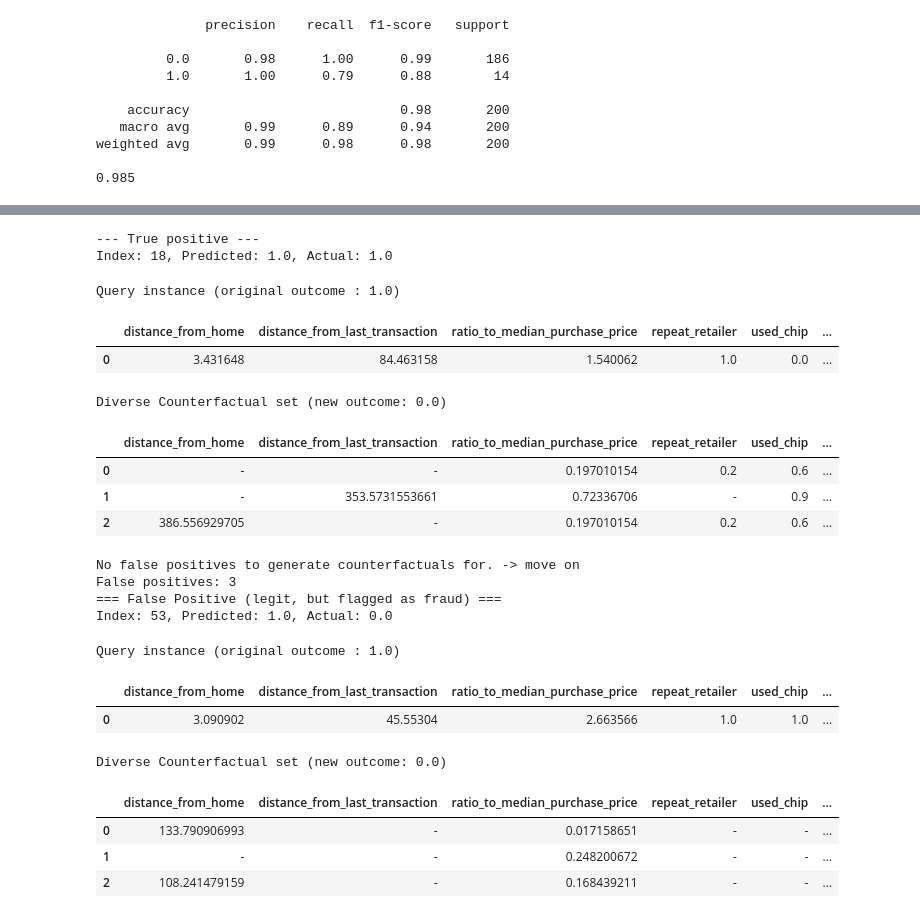
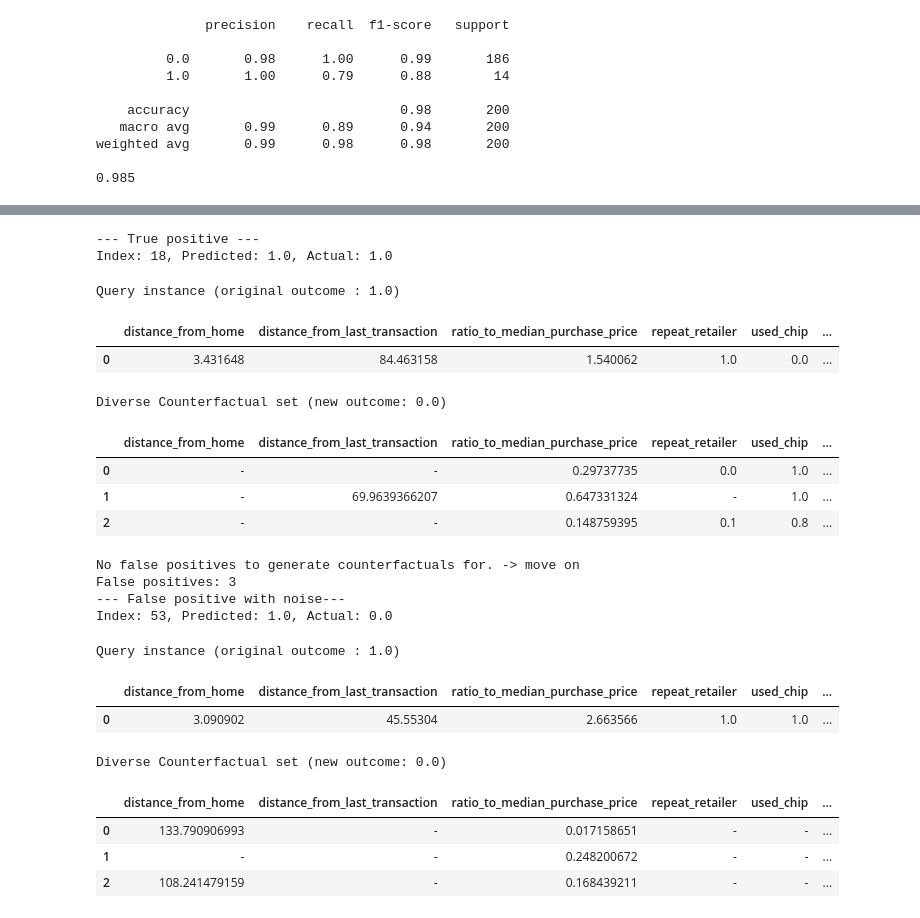
Before and after one commit to jiaxingb/Explainable_AI, a Jupyter notebook: xai_shap_counterfactuals.ipynb, the cells around one changed output, grey strips where cells are left out. Drawn from its saved outputs; the diff is of its cells as text; code cells hidden in the pictures.

```diff
--- a/xai_shap_counterfactuals.ipynb
+++ b/xai_shap_counterfactuals.ipynb
@@ -133,7 +133,7 @@ train_data = X_train.copy()
 train_data["fraud"] = y_labels_train.values
 
 # data and model for dice
-dice_data = dice_ml.Data(dataframe=train_data, continuous_features=X_train.columns.tolist(), outcome_name="fraud")
+dice_data = dice_ml.Data(dataframe=train_data, continuous_features=X_train_scaled.columns.tolist(), outcome_name="fraud")
 dice_model = dice_ml.Model(model=rf, backend="sklearn")
 
 exp = dice_ml.Dice(dice_data, dice_model, method="random")
@@ -162,46 +162,49 @@ if len(false_positives) > 0:
     print(f"Index: {fp}, Predicted: {y_pred[fp]}, Actual: {y_labels_test.iloc[fp]}")
 
     query_fp = X_test.iloc[[fp]]
     cf_fp = exp.generate_counterfactuals(query_fp, total_CFs=3, desired_class="opposite")
     cf_fp.visualize_as_dataframe(show_only_changes=True)
 else:
     print("No false positives to generate counterfactuals for. -> move on")
 
 
 
 #since the output doesnt have any false positive to generate we will add noise so there are false positives.
 np.random.seed(42)
 noise = np.random.normal(0, 0.5, X_test_scaled.shape)
 X_test_noisy = X_test_scaled + noise
 
 #predict on the new noisy data
 y_pred_noisy = rf.predict(X_test_noisy)
 
 #check for false positive with noise
 false_positives_noisy = [i for i in range(len(y_pred_noisy)) if y_pred_noisy[i] == 1 and y_labels_test.iloc[i] == 0]
-print(f"False positives: {len(false_positives_noisy)}")
+print(f"False positives with noise: {len(false_positives_noisy)}")
 
-fp = false_positives_noisy[0]
-print(f"--- False positive with noise---")
-print(f"Index: {fp}, Predicted: {y_pred_noisy[fp]}, Actual: {y_labels_test.iloc[fp]}")
+if len(false_positives_noisy) > 0:
+    fp = false_positives_noisy[0]
+    print(f"--- False positive with noise---")
+    print(f"Index: {fp}, Predicted: {y_pred_noisy[fp]}, Actual: {y_labels_test.iloc[fp]}")
 
-query_fp = X_test.iloc[[fp]]
-cf_fp = exp.generate_counterfactuals(query_fp, total_CFs=3, desired_class="opposite")
-cf_fp.visualize_as_dataframe(show_only_changes=True)
+    query_fp = X_test.iloc[[fp]]
+    cf_fp = exp.generate_counterfactuals(query_fp, total_CFs=3, desired_class="opposite")
+    cf_fp.visualize_as_dataframe(show_only_changes=True)
+else:
+    print("No false positive to generate for counterfactuals. -> move on")
 # %% [output]
 --- True positive ---
 Index: 18, Predicted: 1.0, Actual: 1.0
 Query instance (original outcome : 1.0)
 |  | distance_from_home | distance_from_last_transaction | ratio_to_median_purchase_price | repeat_retailer | used_chip | ... |
 | 0 | 3.431648 | 84.463158 | 1.540062 | 1.0 | 0.0 | ... |
 Diverse Counterfactual set (new outcome: 0.0)
 |  | distance_from_home | distance_from_last_transaction | ratio_to_median_purchase_price | repeat_retailer | used_chip | ... |
-| 0 | - | - | 0.197010154 | 0.2 | 0.6 | ... |
-| 1 | - | 353.5731553661 | 0.72336706 | - | 0.9 | ... |
-| 2 | 386.556929705 | - | 0.197010154 | 0.2 | 0.6 | ... |
+| 0 | - | - | 0.29737735 | 0.0 | 1.0 | ... |
+| 1 | - | 69.9639366207 | 0.647331324 | - | 1.0 | ... |
+| 2 | - | - | 0.148759395 | 0.1 | 0.8 | ... |
 No false positives to generate counterfactuals for. -> move on
 False positives: 3
-=== False Positive (legit, but flagged as fraud) ===
+--- False positive with noise---
 Index: 53, Predicted: 1.0, Actual: 0.0
 Query instance (original outcome : 1.0)
 |  | distance_from_home | distance_from_last_transaction | ratio_to_median_purchase_price | repeat_retailer | used_chip | ... |
```
Also changed, not shown: parts of 1 cell of this notebook, 1 other file.
